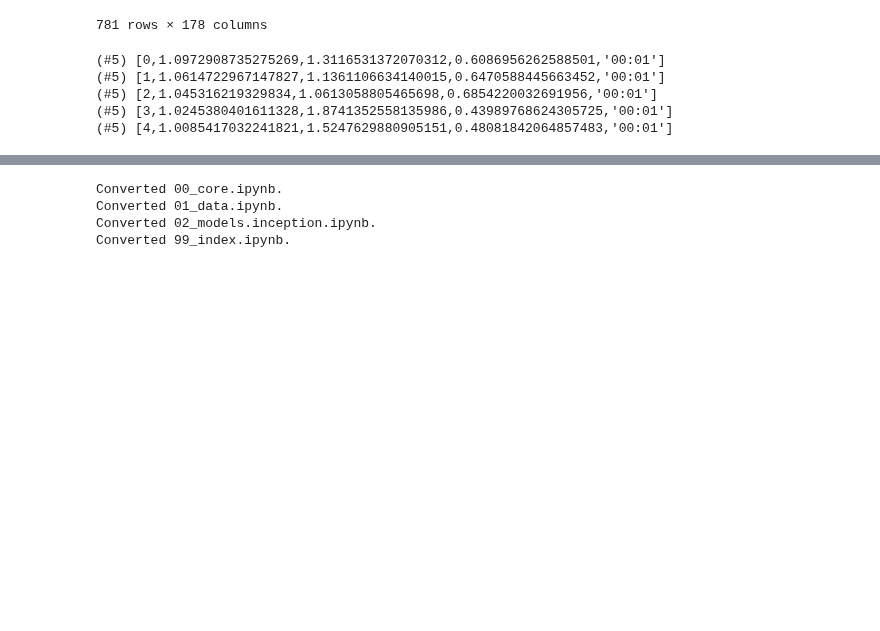
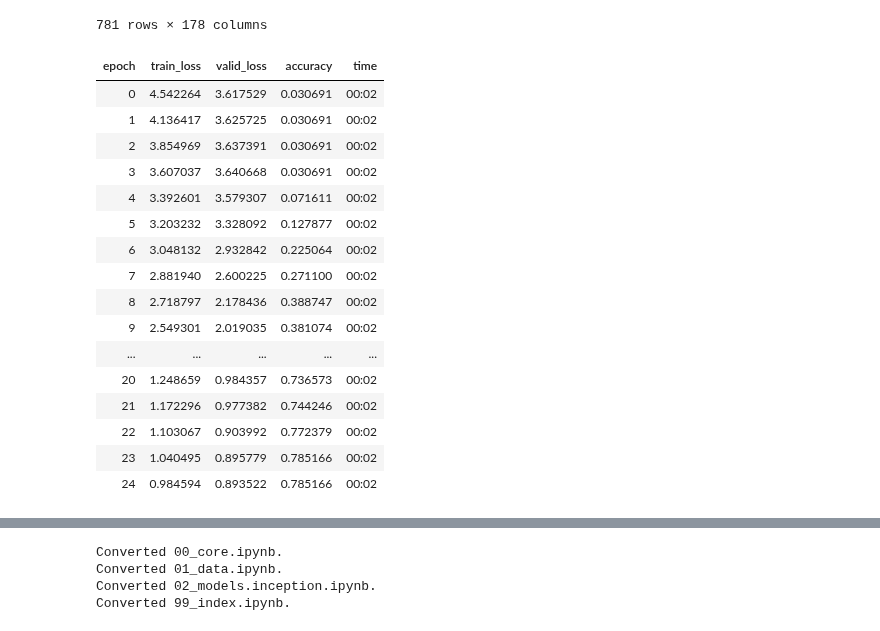
Before and after one commit to tcapelle/timeseries_fastai, a Jupyter notebook: nbs/99_index.ipynb, the cells around one changed output, grey strips where cells are left out. Cells and saved outputs as stored; diff of their text form; code cells hidden in the pictures; blank space fills up the shorter version.

Commit message:
working training loop

```diff
--- a/nbs/99_index.ipynb
+++ b/nbs/99_index.ipynb
@@ -41,11 +42,23 @@ dls = TSDataLoaders.from_df(df, x_cols=x_cols, label_col='target', valid_col='va
 inception = create_inception(1, 37)
 # %%
 learn = Learner(dls, inception, metrics=[accuracy])
-# %%
-learn.fit(5, 0.001)
-# %% [output]
-(#5) [0,1.0972908735275269,1.3116531372070312,0.6086956262588501,'00:01']
-(#5) [1,1.0614722967147827,1.1361106634140015,0.6470588445663452,'00:01']
-(#5) [2,1.045316219329834,1.0613058805465698,0.6854220032691956,'00:01']
-(#5) [3,1.0245380401611328,1.8741352558135986,0.43989768624305725,'00:01']
-(#5) [4,1.0085417032241821,1.5247629880905151,0.48081842064857483,'00:01']
+# %%
+learn.fit_one_cycle(25, 1e-3)
+# %% [output]
+| epoch | train_loss | valid_loss | accuracy | time |
+| 0 | 4.542264 | 3.617529 | 0.030691 | 00:02 |
+| 1 | 4.136417 | 3.625725 | 0.030691 | 00:02 |
+| 2 | 3.854969 | 3.637391 | 0.030691 | 00:02 |
+| 3 | 3.607037 | 3.640668 | 0.030691 | 00:02 |
+| 4 | 3.392601 | 3.579307 | 0.071611 | 00:02 |
+| 5 | 3.203232 | 3.328092 | 0.127877 | 00:02 |
+| 6 | 3.048132 | 2.932842 | 0.225064 | 00:02 |
+| 7 | 2.881940 | 2.600225 | 0.271100 | 00:02 |
+| 8 | 2.718797 | 2.178436 | 0.388747 | 00:02 |
+| 9 | 2.549301 | 2.019035 | 0.381074 | 00:02 |
+| ... | ... | ... | ... | ... |
+| 20 | 1.248659 | 0.984357 | 0.736573 | 00:02 |
+| 21 | 1.172296 | 0.977382 | 0.744246 | 00:02 |
+| 22 | 1.103067 | 0.903992 | 0.772379 | 00:02 |
+| 23 | 1.040495 | 0.895779 | 0.785166 | 00:02 |
+| 24 | 0.984594 | 0.893522 | 0.785166 | 00:02 |
```
Also changed, not shown: parts of 5 cells of this notebook, 2 other files.
